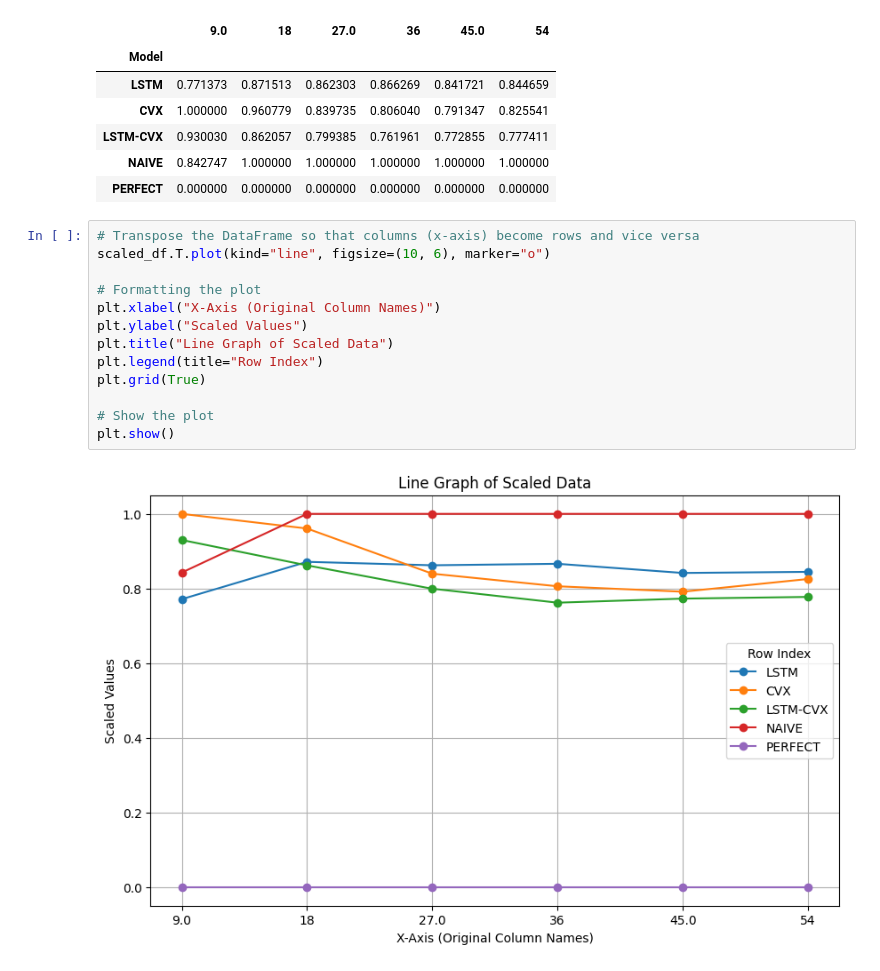
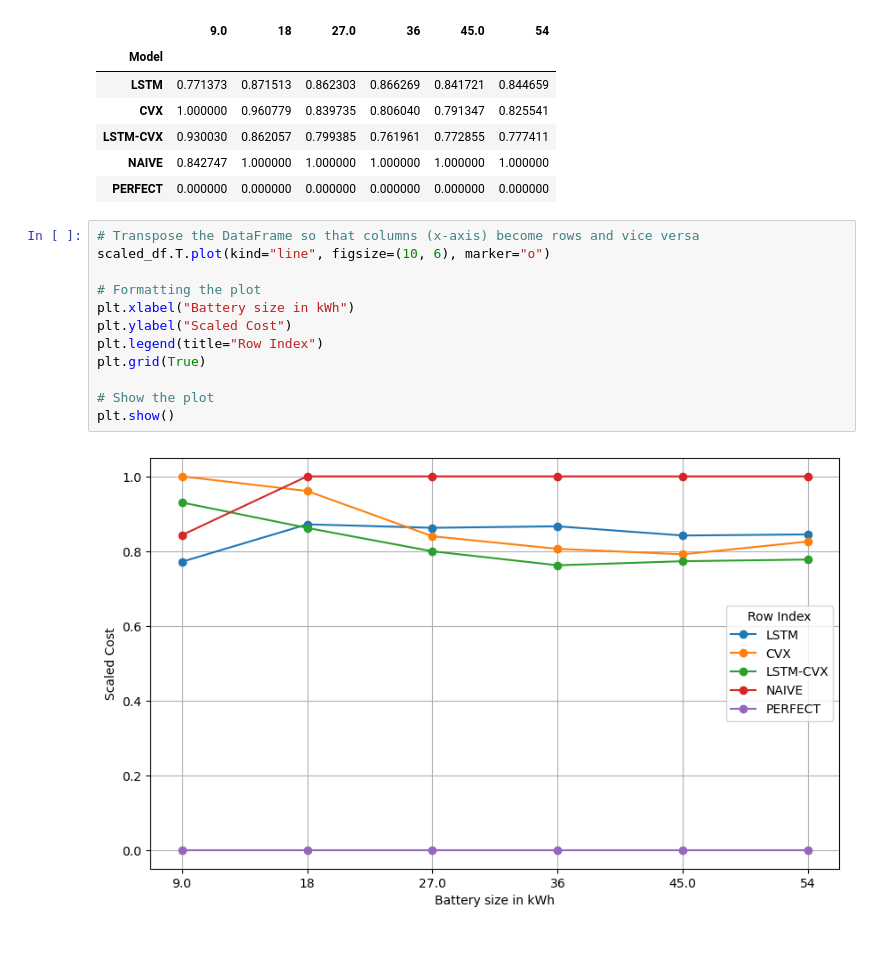
Before and after one commit to Joris-Dprtr/DFL_PVB, a Jupyter notebook: notebooks/more_analysis.ipynb, the cells around one changed output. Drawn from its saved outputs; the diff is of its cells as text; blank space fills up the shorter version.

```diff
--- a/notebooks/more_analysis.ipynb
+++ b/notebooks/more_analysis.ipynb
@@ -126,15 +126,14 @@ scaled_df
 # %%
 # Transpose the DataFrame so that columns (x-axis) become rows and vice versa
 scaled_df.T.plot(kind="line", figsize=(10, 6), marker="o")
 
 # Formatting the plot
-plt.xlabel("X-Axis (Original Column Names)")
-plt.ylabel("Scaled Values")
-plt.title("Line Graph of Scaled Data")
+plt.xlabel("Battery size in kWh")
+plt.ylabel("Scaled Cost")
 plt.legend(title="Row Index")
 plt.grid(True)
 
 # Show the plot
 plt.show()
 # %% [output]
-[figure, old version]
+[figure, new version]
```
Also changed, not shown: parts of 1 cell of this notebook, 2 other files.
